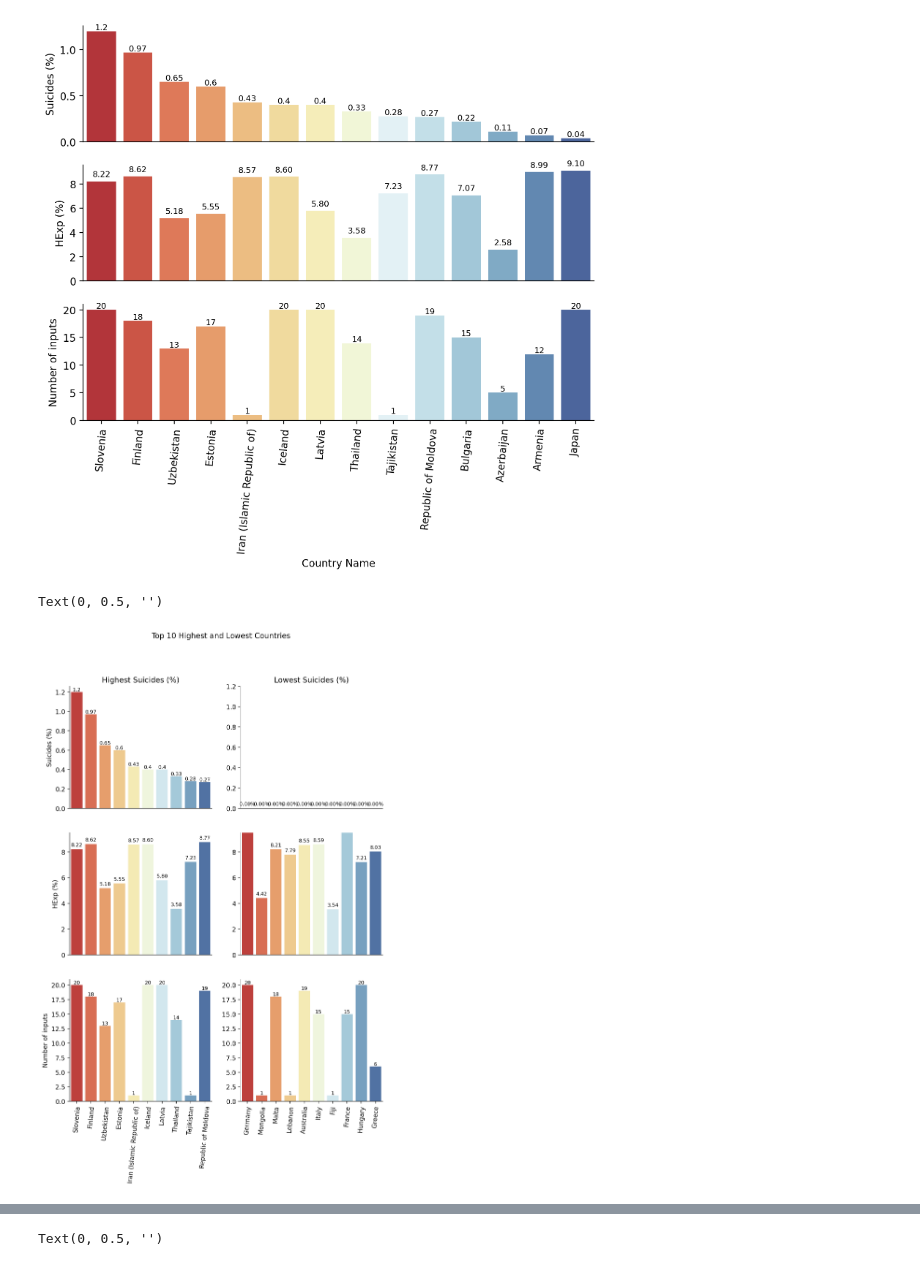
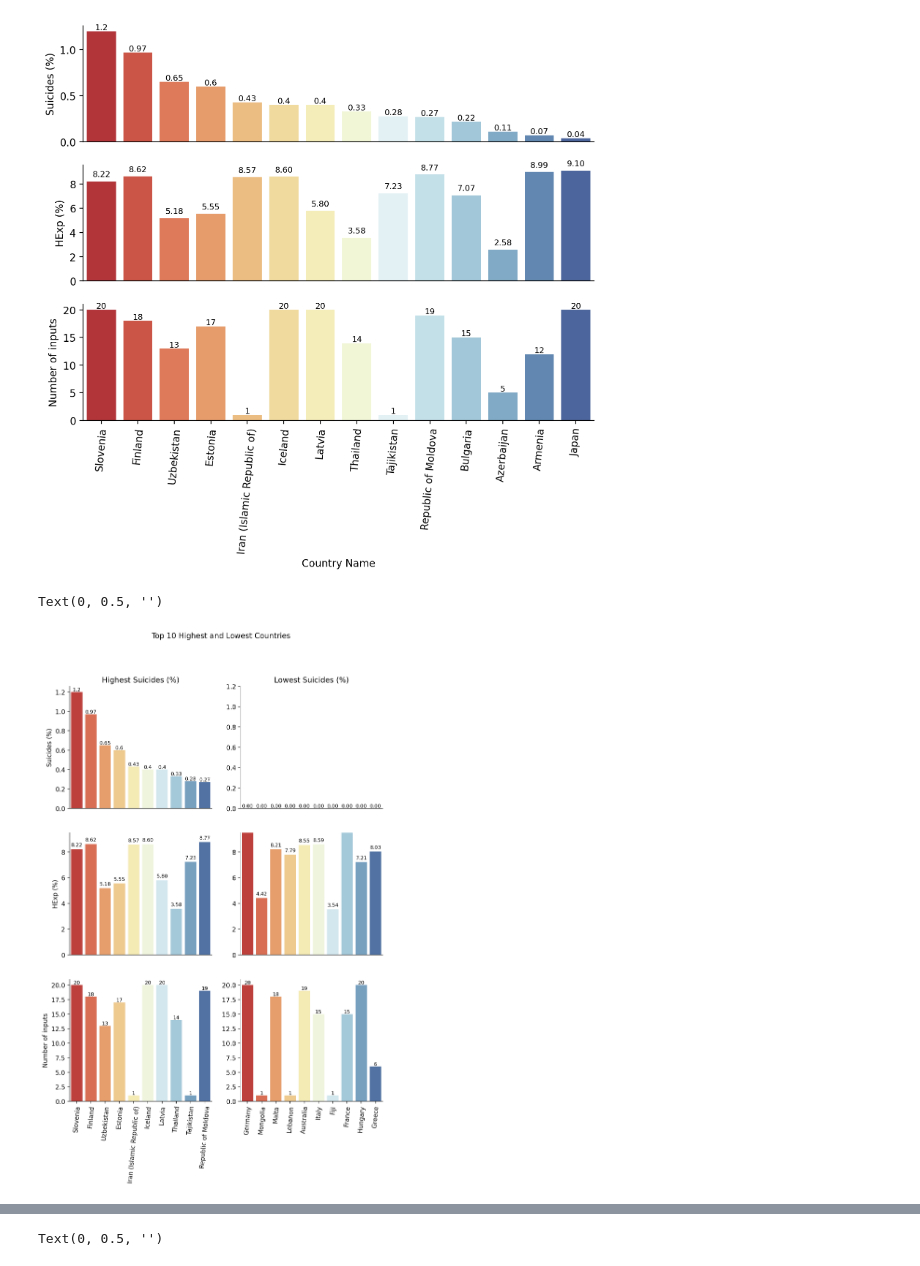
Before and after one commit to erickbezerra/VScode, a Jupyter notebook: Projects/DBexploring/WHO_MHE/WHO_MHExp_and_Deaths.ipynb, the cells around one changed output, grey strips where cells are left out. Saved outputs shown, nothing was run; the diff lists cells and outputs as text; code cells hidden in the pictures.

```diff
--- a/Projects/DBexploring/WHO_MHE/WHO_MHExp_and_Deaths.ipynb
+++ b/Projects/DBexploring/WHO_MHE/WHO_MHExp_and_Deaths.ipynb
@@ -380,32 +380,32 @@ axes[2,0].spines['top'].set_visible(False)
 axes[2,0].set_xlabel('')
 axes[2,0].set_ylabel('Number of inputs')
 
 sns.barplot(data=data_selected_bottom10_per, x="Country_Name", y="Deaths_Suicides_(%)", errorbar=None, palette=("RdYlBu"), ax=axes[0,1])
 axes[0,1].set_title('Lowest Suicides (%)')
 axes[0,1].spines['right'].set_visible(False)
 axes[0,1].spines['top'].set_visible(False)
 axes[0,1].tick_params(axis='x', colors="w")
 axes[0,1].set(ylim=(0, 1.2))
-axes[0,1].bar_label(axes[0,1].containers[0], size=8, fmt='%.2f%%', padding=3)
+axes[0,1].bar_label(axes[0,1].containers[0], size=8, fmt='%.2f') #, fmt='%.2f%%', padding=3)
 axes[0,1].set_xlabel('')
 axes[0,1].set_ylabel('')
 
 sns.barplot(data=data_selected_bottom10_per, x="Country_Name", y="HExp_Pctage_Y", errorbar=None, palette=("RdYlBu"), ax=axes[1,1])
 axes[1,1].spines['right'].set_visible(False)
 axes[1,1].spines['top'].set_visible(False)
 axes[1,1].tick_params(axis='x', colors='w')
 axes[1,1].set(ylim=(0.0, 9.5))
 axes[1,1].bar_label(axes[1,1].containers[0], size=8, fmt='%.2f', padding=3)
 axes[1,1].set_xlabel('')
 axes[1,1].set_ylabel('')
 
 sns.barplot(data=data_selected_bottom10_per, x='Country_Name', y='Count', errorbar=None, palette=("RdYlBu"), ax=axes[2,1])
 axes[2,1].tick_params(axis='x', rotation=85)
 axes[2,1].bar_label(axes[2,1].containers[0], size=8)
 axes[2,1].spines['right'].set_visible(False)
 axes[2,1].spines['top'].set_visible(False)
 axes[2,1].set_xlabel('')
 axes[2,1].set_ylabel('')
 # %% [output]
 Text(0, 0.5, '')
-[figure, old version]
+[figure, new version]
```
Also changed, not shown: parts of 3 cells of this notebook.
